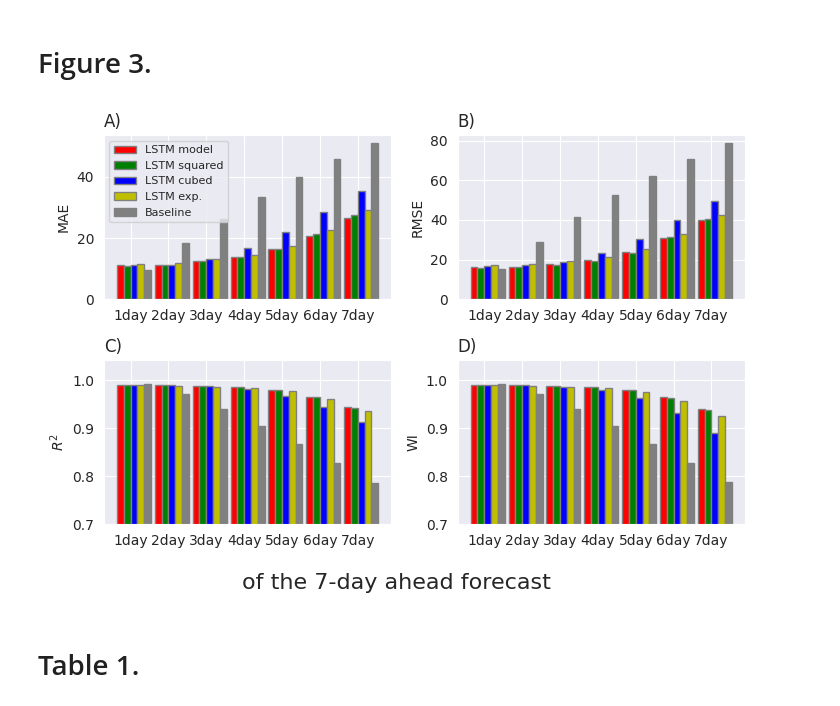
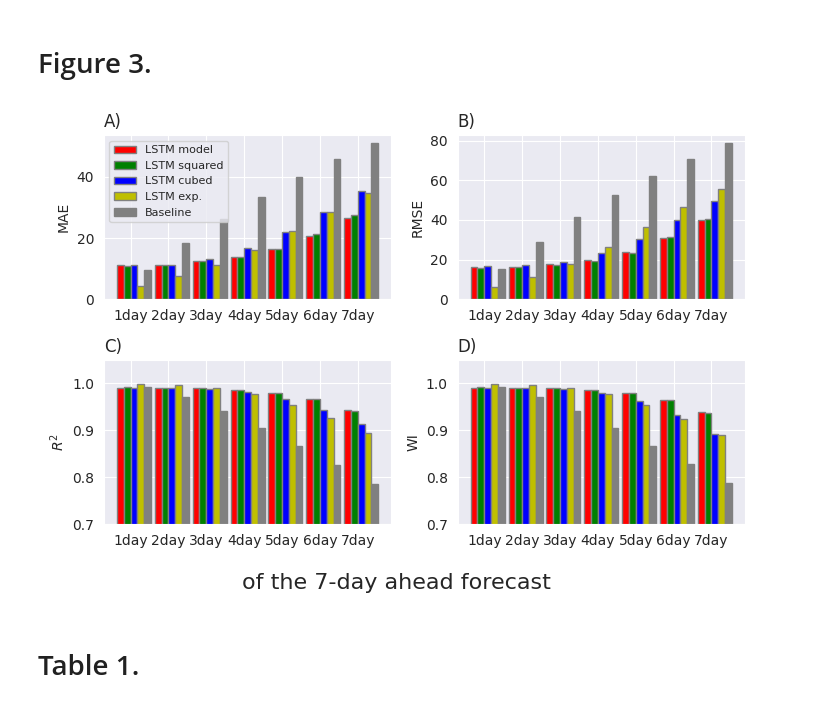
Before and after one commit to theplatters/ecmi-hydrological-forecasting, a Jupyter notebook: notebooks/all_analysis_for_paper.ipynb, the cells around one changed output. Saved outputs shown, nothing was run; the diff lists cells and outputs as text; code cells hidden in the pictures.

```diff
--- a/notebooks/all_analysis_for_paper.ipynb
+++ b/notebooks/all_analysis_for_paper.ipynb
@@ -98,7 +98,7 @@ y_true_mod = y_true_mod['2014-05-14':'2019-12-24'].iloc[:, 0:-1]
 plt.rcParams.update({'font.size': 10})
 
 # plot lists for more compact script
-models = [lstm, lstm_squared,lstm_cub,lstm_exp, baseline]
+models = [lstm, lstm_squared,lstm_cub,lstm_paper, baseline]
 colors = ['r', 'g','b', 'y','grey']
 labels = ['LSTM model', 'LSTM squared', 'LSTM cubed', 'LSTM exp.', 'Baseline']
 metrics = ['mae', 'rmse', 'r2', 'wi']
@@ -112,34 +112,34 @@ br1 = np.arange(len(models[0].index))
 # create plot
 fig, axs = plt.subplots(2, 2)
 fig.set_size_inches(7.27, 5)
 
 # loop for metrics
 for jdx, metric in enumerate(metrics):
     # loop for models
     for idx, data in enumerate(models):
         axs[int(jdx / 2), jdx % 2].bar(br1 + (idx - 1) * barWidth, data[metric].values,
                                        color=colors[idx],
                                        width=barWidth,
                                        edgecolor='grey',
                                        label=labels[idx])
     axs[int(jdx / 2), jdx % 2].set_title(alphabet[jdx], loc='left')
     axs[int(jdx / 2), jdx % 2].set_ylabel(metric.upper() if metric != 'r2' else r'$R^2$')
     axs[int(jdx / 2), jdx % 2].set_xticks(br1 + barWidth / 2)
     axs[int(jdx / 2), jdx % 2].set_xticklabels(models[0].index)
     axs[int(jdx / 2), jdx % 2].grid(visible=True, which='major', axis='y')
     axs[int(jdx / 2), jdx % 2].set_ylim([y_min[jdx], None])
 
 fig.supxlabel('of the 7-day ahead forecast', size=16)
 # set other plot info and parameters
 axs[0, 0].legend(labels, loc='upper left', fontsize=8)
 plt.tight_layout()
 if to_export_plot:
     plt.savefig(os.path.join(PROJECT_PATH, "plots", 'model performance' + ".svg"))
     plt.savefig(os.path.join(PROJECT_PATH, "plots", 'model performance.jpeg'), dpi=350)
     plt.savefig(os.path.join(PROJECT_PATH, "plots", 'model performance' + ".pdf"))
 plt.show()
 # %% [output]
-[figure, old version]
+[figure, new version]
 # %% [markdown]
 # Table 1.
 # %%
```
Also changed, not shown: parts of 1 cell of this notebook, 1 other file.
